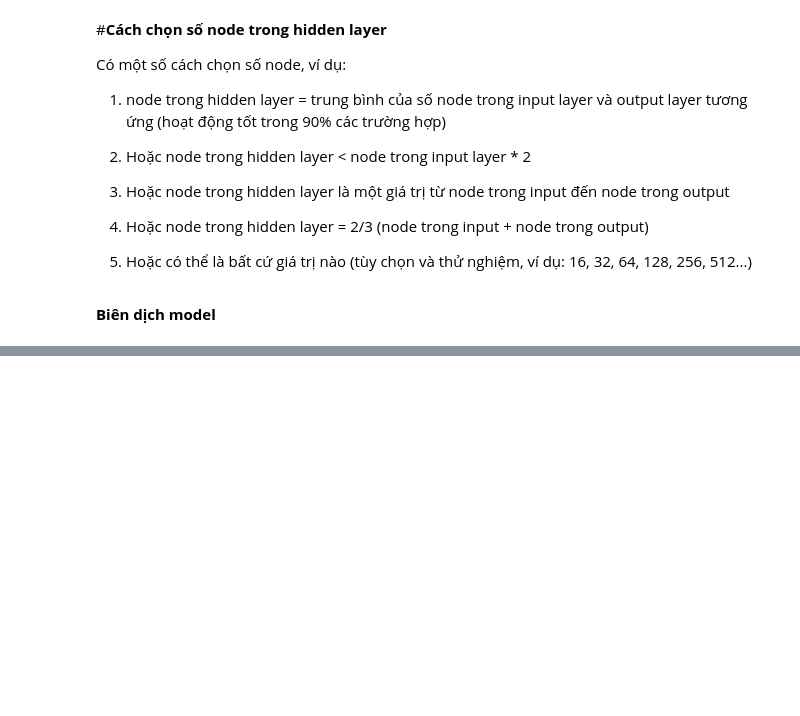
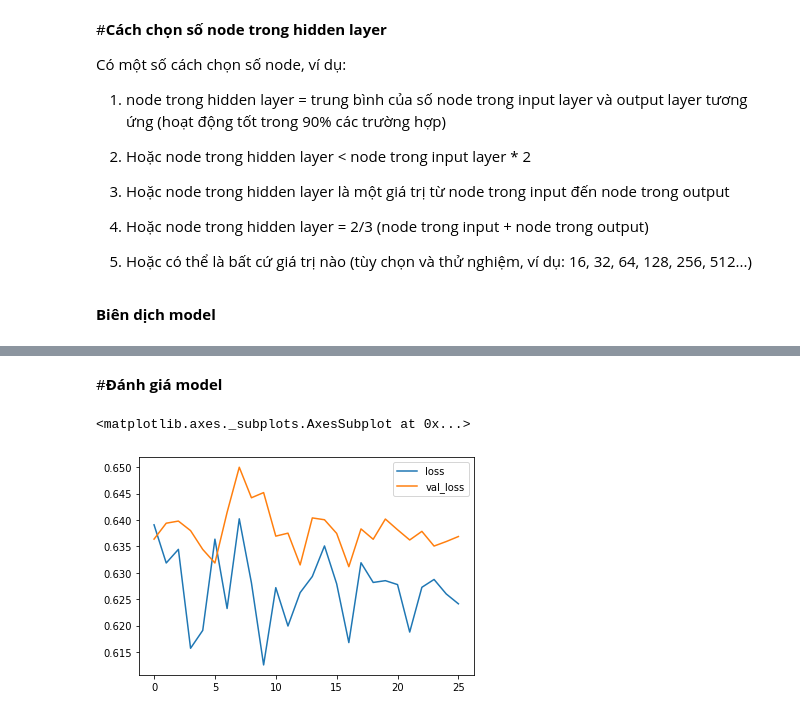
Before and after one commit to lualua0909/DeepLearning-LDS8, a Jupyter notebook: Week_2/demo_ann.ipynb, the cells around one changed output, grey strips where cells are left out. Drawn from its saved outputs; the diff is of its cells as text; code cells hidden in the pictures; blank space fills up the shorter version.

```diff
--- a/Week_2/demo_ann.ipynb
+++ b/Week_2/demo_ann.ipynb
@@ -72,0 +197,26 @@ model.compile(optimizer='adam', loss='mae')
+# %%
+model_2 = keras.Sequential([
+                            layers.Dense(6, activation='relu', input_shape=[11]),
+                            layers.Dropout(0.3),
+                            layers.BatchNormalization(),
+                            layers.Dense(6, activation='relu', input_shape=[11]),
+                            layers.Dense(6, activation='relu', input_shape=[11]),
+                            layers.Dropout(0.3),
+                            layers.BatchNormalization(),
+                            layers.Dense(1)
+])
+# %%
+model_2.compile(
+    optimizer='adam',
+    loss='mae',
+    metrics=['mse', 'mae']
+)
+# %%
+history_2 = model_2.fit(
+    X_train, y_train,
+    validation_data=(X_valid, y_valid),
+    batch_size=32,
+    epochs=200,
+    callbacks=[early_stopping],
+    # verbose=0 #turn off training log
+)
@@ -72,0 +241,8 @@ model.compile(optimizer='adam', loss='mae')
+# %% [markdown]
+#**Đánh giá model**
+# %%
+history_df2 = pd.DataFrame(history_2.history)
+history_df2.loc[:, ['loss', 'val_loss']].plot()
+# %% [output]
+<matplotlib.axes._subplots.AxesSubplot at 0x...>
+[figure, added]
```
Also changed, not shown: parts of 31 cells of this notebook.
